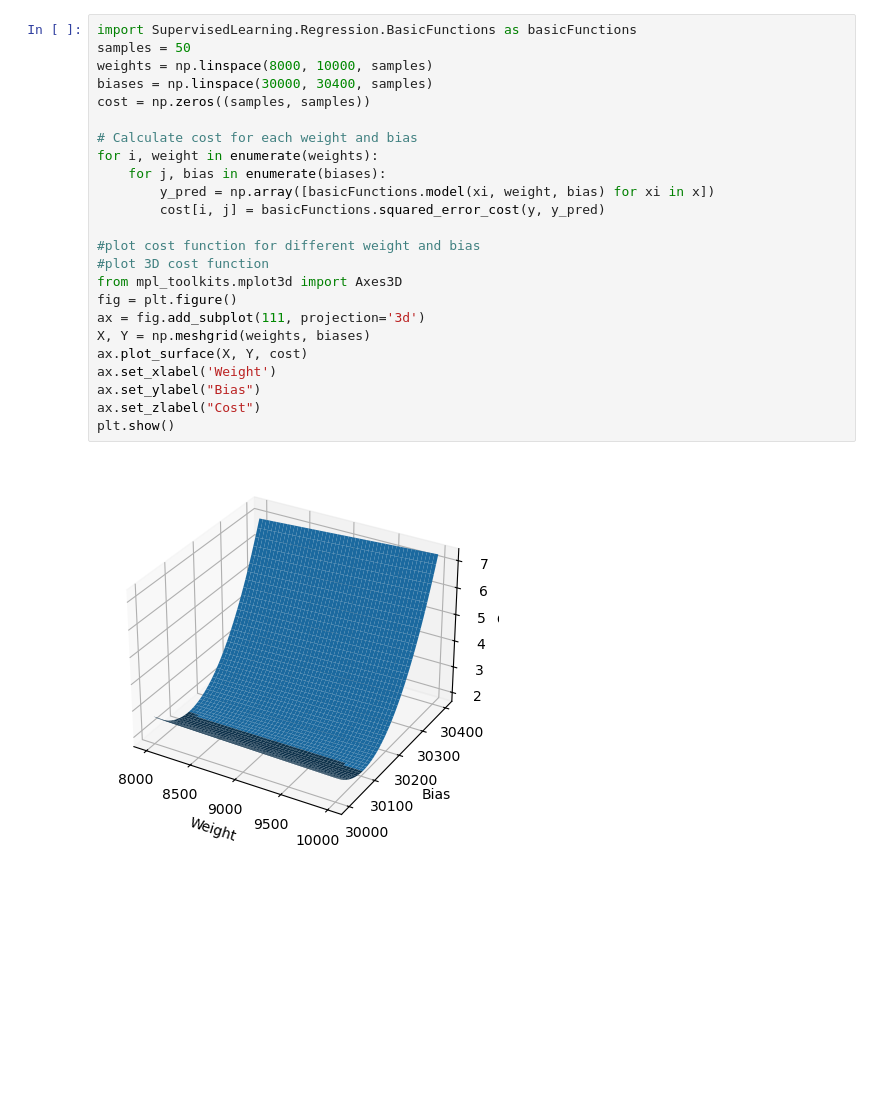
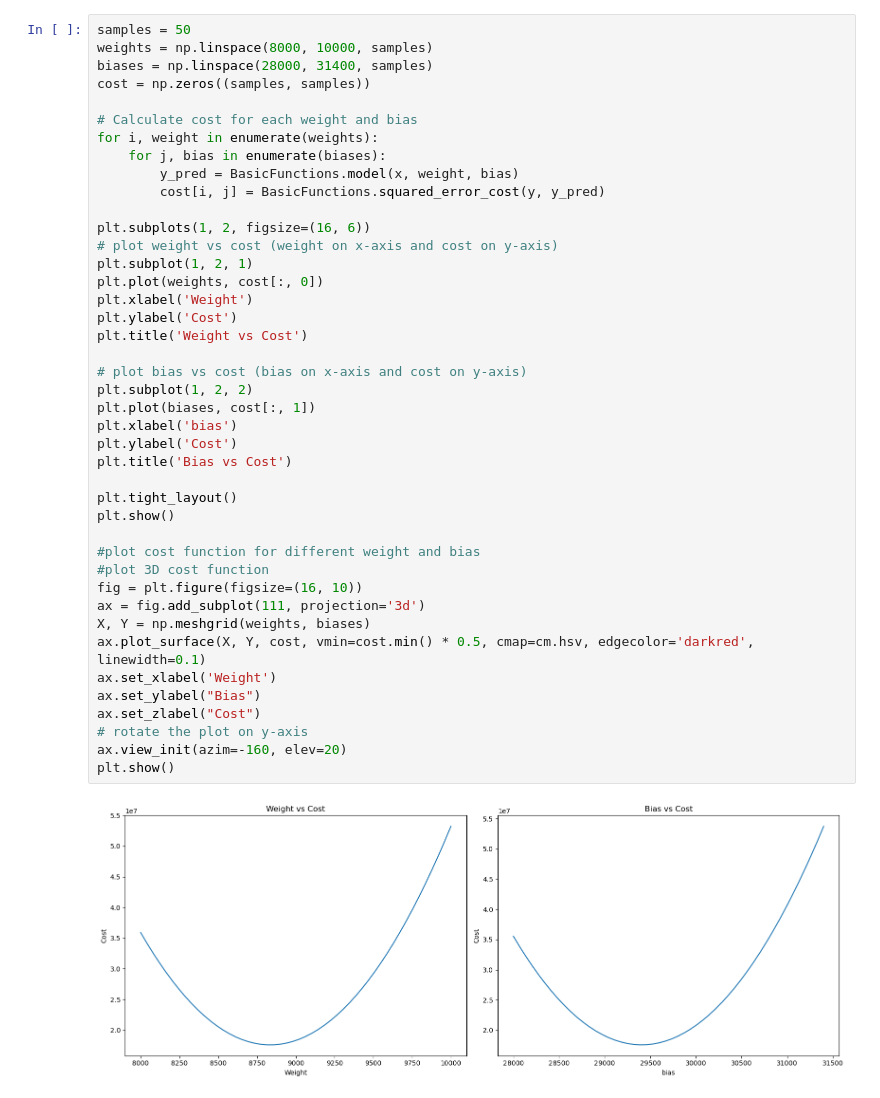
Before and after one commit to shahzadgamedev/MachineLearning, a Jupyter notebook: SupervisedLearning/SalaryExample.ipynb, the cells around one changed output. Saved outputs shown, nothing was run; the diff lists cells and outputs as text; blank space fills up the shorter version.

Commit message:
Added Gradient Descent - Added Two Extra Plots for Weight Vs Cost and Weight vs bias to show the results clearly - 3d plot is now rotated and colored - cost vs Iteration in Gradient Descent

```diff
--- a/SupervisedLearning/SalaryExample.ipynb
+++ b/SupervisedLearning/SalaryExample.ipynb
@@ -39,28 +45,46 @@ plt.show()
 - Cost = 1/n * sum((y - y_pred)^2) [Basic Function Used]
 - y_pred = m * x + b [Model in Basic Function Used]
 # %%
-import SupervisedLearning.Regression.BasicFunctions as basicFunctions
 samples = 50
 weights = np.linspace(8000, 10000, samples)
-biases = np.linspace(30000, 30400, samples)
+biases = np.linspace(28000, 31400, samples)
 cost = np.zeros((samples, samples))
 
 # Calculate cost for each weight and bias
 for i, weight in enumerate(weights):
     for j, bias in enumerate(biases):
-        y_pred = np.array([basicFunctions.model(xi, weight, bias) for xi in x])
-        cost[i, j] = basicFunctions.squared_error_cost(y, y_pred)
+        y_pred = BasicFunctions.model(x, weight, bias)
+        cost[i, j] = BasicFunctions.squared_error_cost(y, y_pred)
+
+plt.subplots(1, 2, figsize=(16, 6))
+# plot weight vs cost (weight on x-axis and cost on y-axis)
+plt.subplot(1, 2, 1)
+plt.plot(weights, cost[:, 0])
+plt.xlabel('Weight')
+plt.ylabel('Cost')
+plt.title('Weight vs Cost')
+
+# plot bias vs cost (bias on x-axis and cost on y-axis)
+plt.subplot(1, 2, 2)
+plt.plot(biases, cost[:, 1])
+plt.xlabel('bias')
+plt.ylabel('Cost')
+plt.title('Bias vs Cost')
+
+plt.tight_layout()
+plt.show()
 
 #plot cost function for different weight and bias
 #plot 3D cost function
-from mpl_toolkits.mplot3d import Axes3D
-fig = plt.figure()
+fig = plt.figure(figsize=(16, 10))
 ax = fig.add_subplot(111, projection='3d')
 X, Y = np.meshgrid(weights, biases)
-ax.plot_surface(X, Y, cost)
+ax.plot_surface(X, Y, cost, vmin=cost.min() * 0.5, cmap=cm.hsv, edgecolor='darkred', linewidth=0.1)
 ax.set_xlabel('Weight')
 ax.set_ylabel("Bias")
 ax.set_zlabel("Cost")
+# rotate the plot on y-axis
+ax.view_init(azim=-160, elev=20)
 plt.show()
 # %% [output]
-[figure, old version]
+[figure, new version]
```
Also changed, not shown: parts of 10 cells of this notebook, 1 other file.
